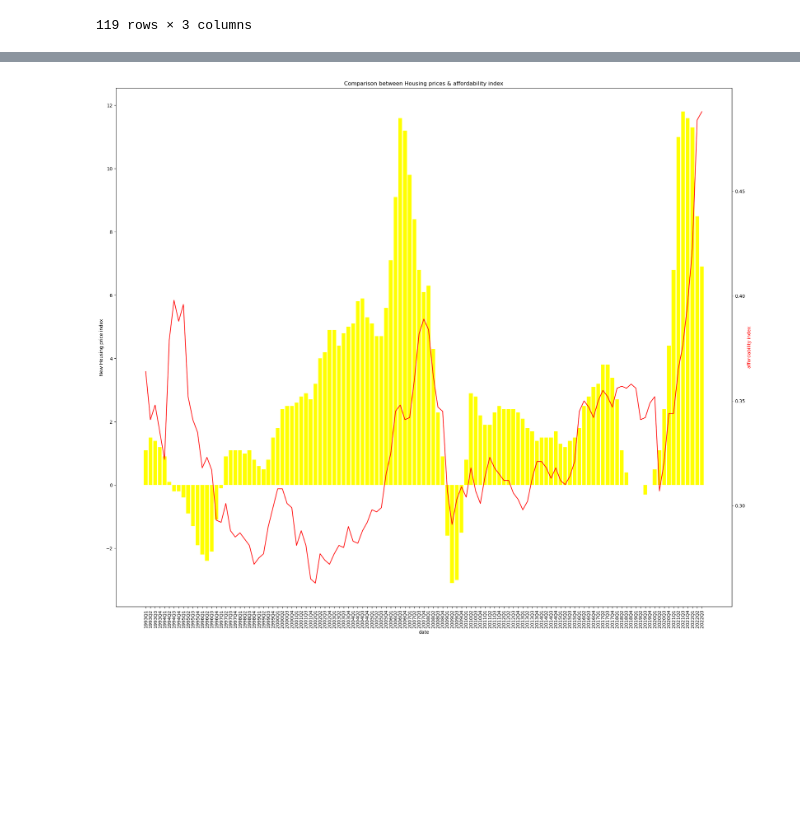
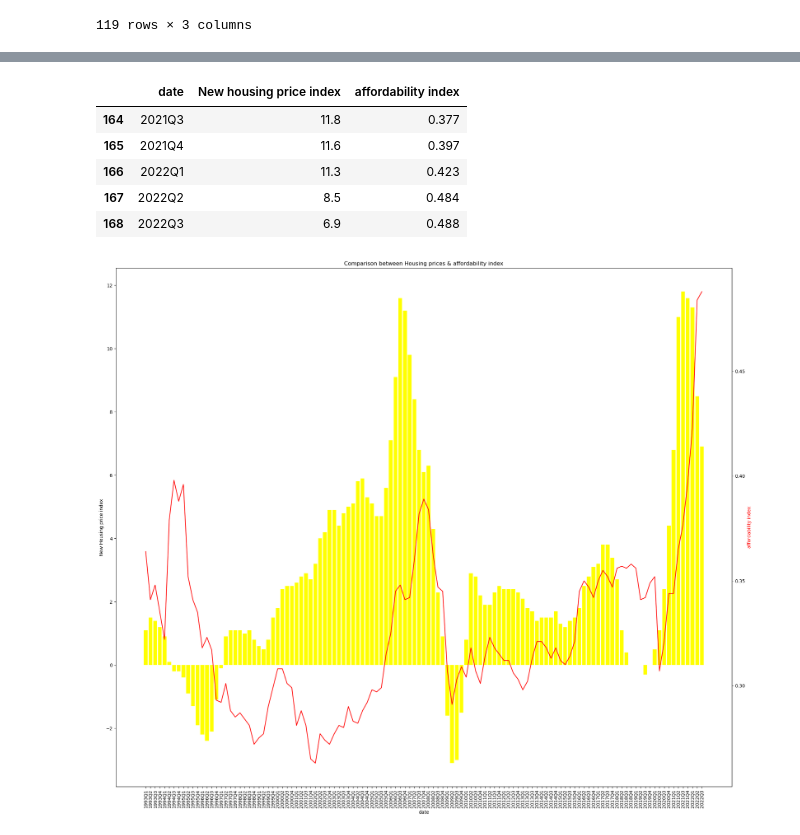
Before and after one commit to j0ncoleman/Project-1-Group-4, a Jupyter notebook: Project 1 (Jill's part).ipynb, the cells around one changed output, grey strips where cells are left out. Drawn from its saved outputs; the diff is of its cells as text; code cells hidden in the pictures; blank space fills up the shorter version.

```diff
--- a/Project 1 (Jill's part).ipynb
+++ b/Project 1 (Jill's part).ipynb
@@ -59,3 +59,12 @@ housing_prices_affordability_df1.set_index('date')
+# %%
+housing_prices_affordability_df1.tail()
+# %% [output]
+|  | date | New housing price index | affordability index |
+| 164 | 2021Q3 | 11.8 | 0.377 |
+| 165 | 2021Q4 | 11.6 | 0.397 |
+| 166 | 2022Q1 | 11.3 | 0.423 |
+| 167 | 2022Q2 | 8.5 | 0.484 |
+| 168 | 2022Q3 | 6.9 | 0.488 |
 # %%
 x = housing_prices_affordability_df1["date"]
 y1 = housing_prices_affordability_df1["New housing price index"]
```
Also changed, not shown: parts of 10 cells of this notebook, 1 other file.
